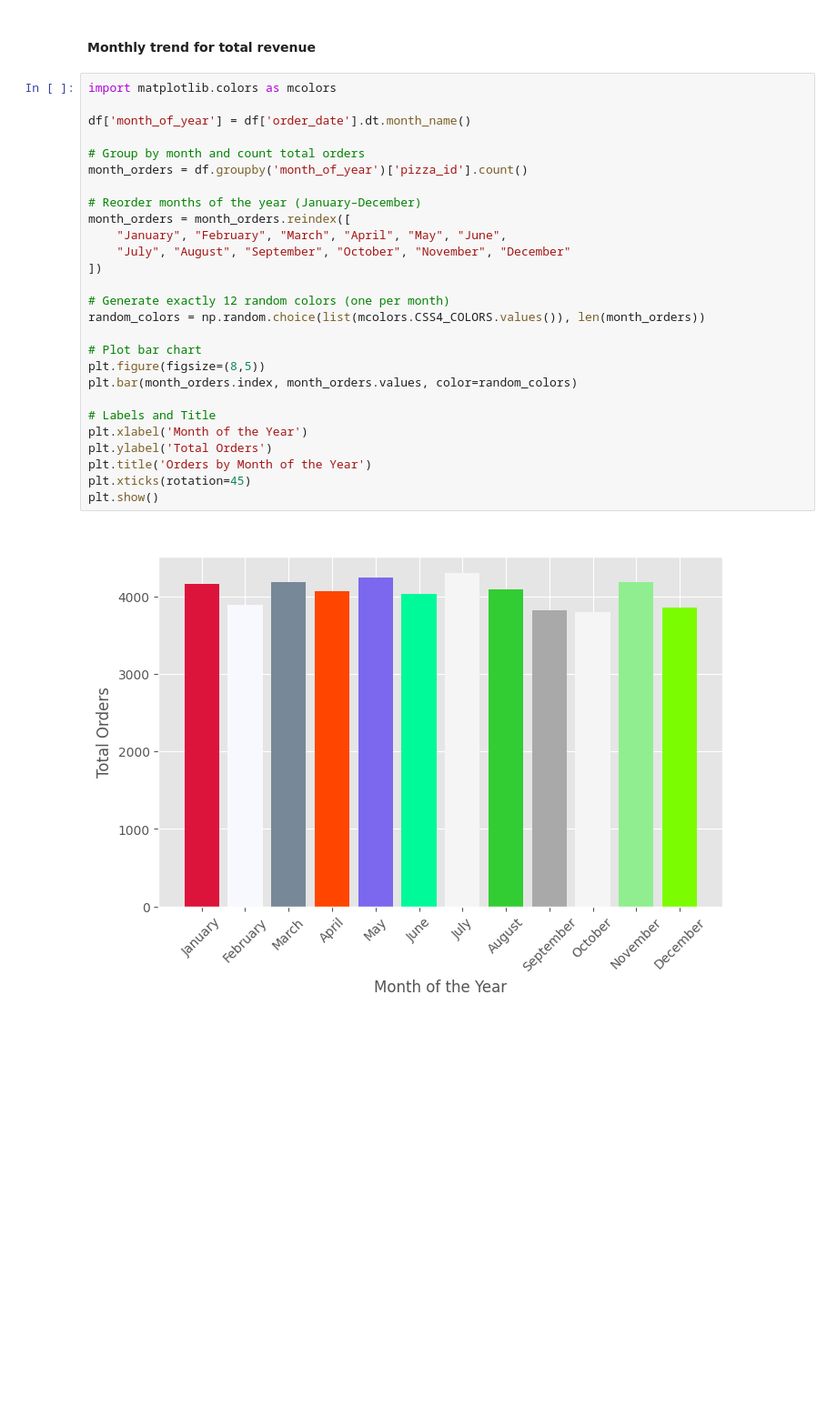
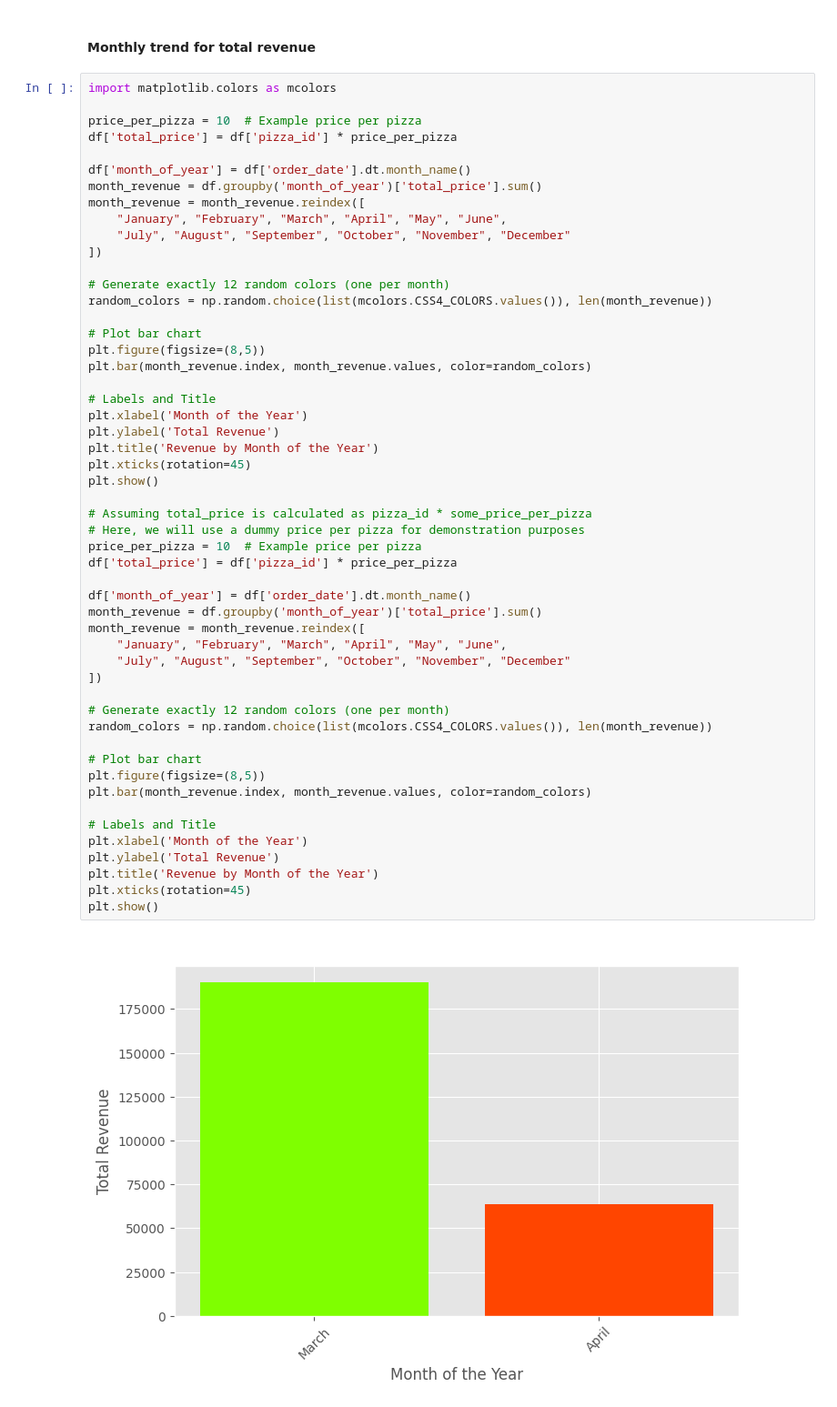
Before and after one commit to Soumodwip-Mondal/PizzaSales_Data_analysis, a Jupyter notebook: Analysis.ipynb, the cells around one changed output. Shown at 91% size. Drawn from its saved outputs; the diff is of its cells as text; blank space fills up the shorter version.

```diff
--- a/Analysis.ipynb
+++ b/Analysis.ipynb
@@ -168,29 +162,54 @@ plt.show()
 # %%
 import matplotlib.colors as mcolors
 
+price_per_pizza = 10  # Example price per pizza
+df['total_price'] = df['pizza_id'] * price_per_pizza
+
 df['month_of_year'] = df['order_date'].dt.month_name()
-
-# Group by month and count total orders
-month_orders = df.groupby('month_of_year')['pizza_id'].count()
-
-# Reorder months of the year (January–December)
-month_orders = month_orders.reindex([
+month_revenue = df.groupby('month_of_year')['total_price'].sum()
+month_revenue = month_revenue.reindex([
     "January", "February", "March", "April", "May", "June",
     "July", "August", "September", "October", "November", "December"
 ])
 
 # Generate exactly 12 random colors (one per month)
-random_colors = np.random.choice(list(mcolors.CSS4_COLORS.values()), len(month_orders))
+random_colors = np.random.choice(list(mcolors.CSS4_COLORS.values()), len(month_revenue))
 
 # Plot bar chart
 plt.figure(figsize=(8,5))
-plt.bar(month_orders.index, month_orders.values, color=random_colors)
+plt.bar(month_revenue.index, month_revenue.values, color=random_colors)
 
 # Labels and Title
 plt.xlabel('Month of the Year')
-plt.ylabel('Total Orders')
-plt.title('Orders by Month of the Year')
+plt.ylabel('Total Revenue')
+plt.title('Revenue by Month of the Year')
 plt.xticks(rotation=45)
 plt.show()
+
+# Assuming total_price is calculated as pizza_id * some_price_per_pizza
+# Here, we will use a dummy price per pizza for demonstration purposes
+price_per_pizza = 10  # Example price per pizza
+df['total_price'] = df['pizza_id'] * price_per_pizza
+
+df['month_of_year'] = df['order_date'].dt.month_name()
+month_revenue = df.groupby('month_of_year')['total_price'].sum()
+month_revenue = month_revenue.reindex([
+    "January", "February", "March", "April", "May", "June",
+    "July", "August", "September", "October", "November", "December"
+])
+
+# Generate exactly 12 random colors (one per month)
+random_colors = np.random.choice(list(mcolors.CSS4_COLORS.values()), len(month_revenue))
+
+# Plot bar chart
+plt.figure(figsize=(8,5))
+plt.bar(month_revenue.index, month_revenue.values, color=random_colors)
+
+# Labels and Title
+plt.xlabel('Month of the Year')
+plt.ylabel('Total Revenue')
+plt.title('Revenue by Month of the Year')
+plt.xticks(rotation=45)
+plt.show()
 # %% [output]
-[figure, old version]
+[figure, new version]
```
Also changed, not shown: parts of 6 cells of this notebook, 1 other file.
